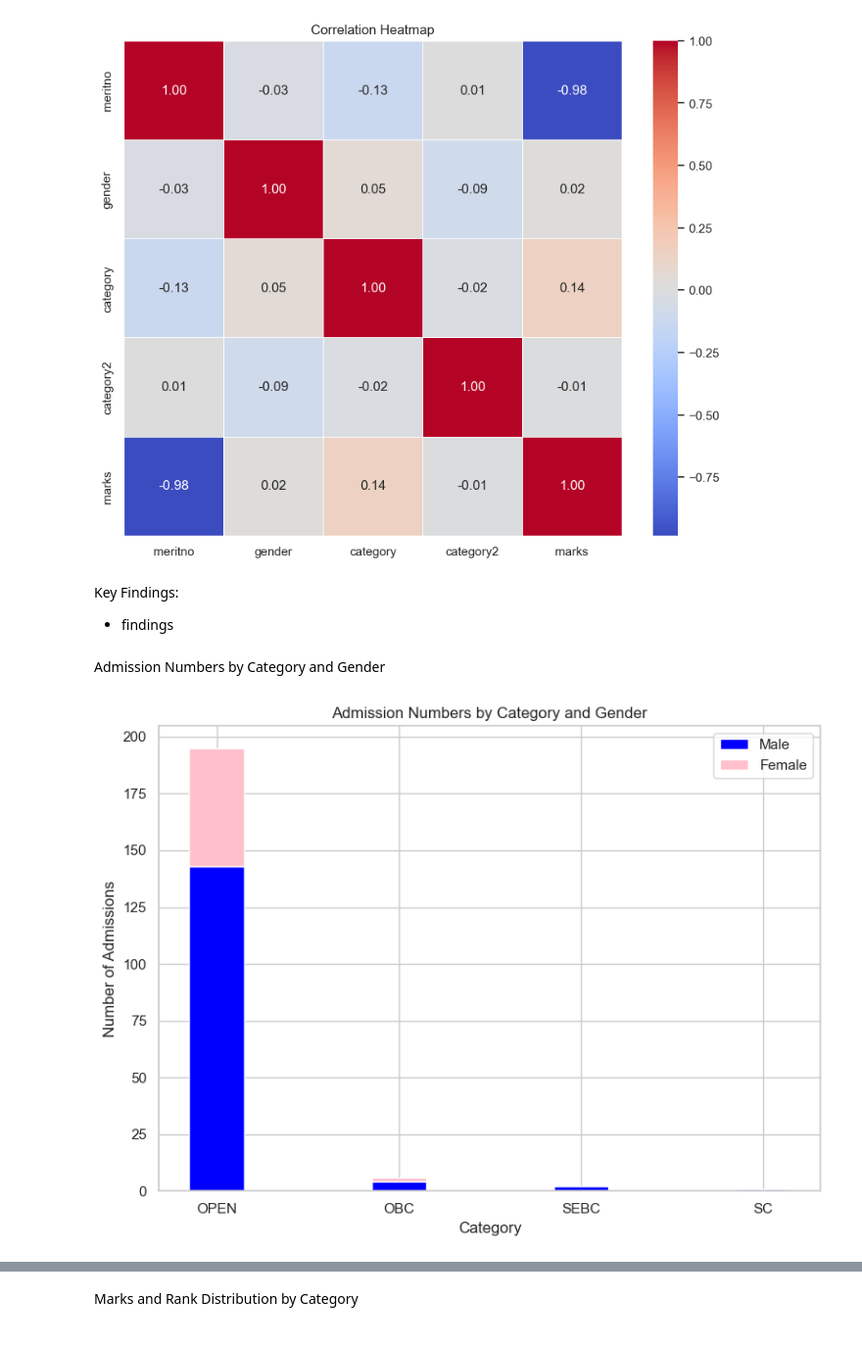
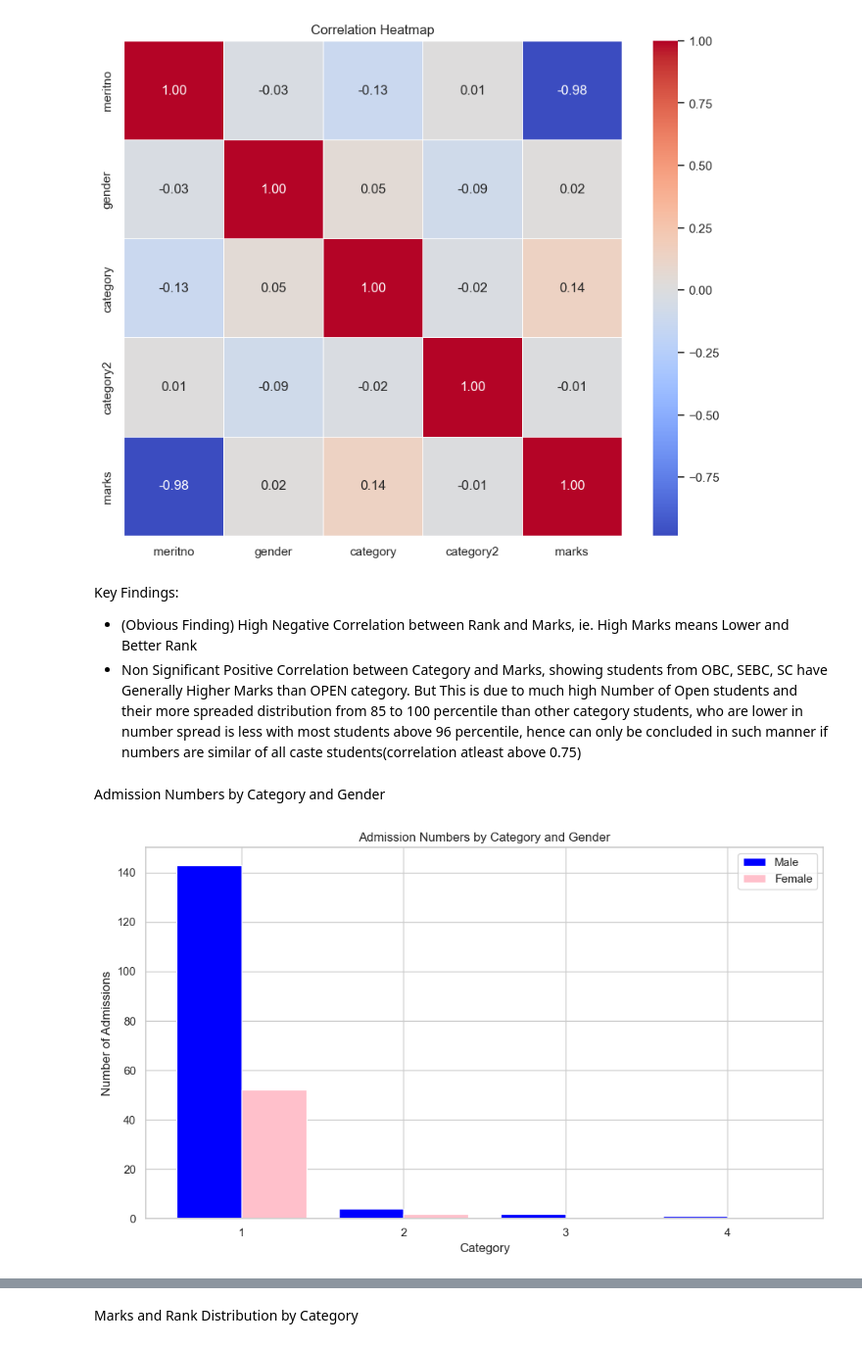
Before and after one commit to VanshPT/Data-Analysis-on-First-Year-Student-Data-in-my-College-from-PDF, a Jupyter notebook: eda.ipynb, the cells around one changed output, grey strips where cells are left out. Shown at 98% size. Drawn from its saved outputs; the diff is of its cells as text; code cells hidden in the pictures.

```diff
--- a/eda.ipynb
+++ b/eda.ipynb
@@ -223,33 +223,36 @@ plt.title('Correlation Heatmap')
 plt.show()
 # %% [output]
 [figure]
-# %% [markdown]
-Key Findings:
-- findings
+# %% [markdown]
+Key Findings:
+- (Obvious Finding) High Negative Correlation between Rank and Marks, ie. High Marks means Lower and Better Rank
+- Non Significant Positive Correlation between Category and Marks, showing students from OBC, SEBC, SC have Generally Higher Marks than OPEN category. But This is due to much high Number of Open students and their more spreaded distribution from 85 to 100 percentile than other category students, who are lower in number spread is less with most students above 96 percentile, hence can only be concluded in such manner if numbers are similar of all caste students(correlation atleast above 0.75)
 # %% [markdown]
 Admission Numbers by Category and Gender
 # %%
 category_gender_counts = df.groupby(['category', 'gender']).size().unstack(fill_value=0)
 
 # Plotting
 categories = category_gender_counts.index
 male_counts = category_gender_counts[1]
 female_counts = category_gender_counts[0]
 
-x = ['OPEN','OBC','SEBC','SC']
-plt.figure(figsize=(8, 6))
-width = 0.3
+x = range(len(categories))
+width = 0.4
 
-plt.bar(x, male_counts, width, label='Male', color='blue')
-plt.bar(x, female_counts, width, bottom=male_counts, label='Female', color='pink')
+plt.figure(figsize=(10, 6))
+
+plt.bar([i - width/2 for i in x], male_counts, width, label='Male', color='blue')
+
+plt.bar([i + width/2 for i in x], female_counts, width, label='Female', color='pink')
 
 plt.xlabel('Category')
 plt.ylabel('Number of Admissions')
 plt.title('Admission Numbers by Category and Gender')
-plt.xticks(x)
+plt.xticks(x, categories)
 plt.legend()
 
 plt.tight_layout()
 plt.show()
 # %% [output]
-[figure, old version]
+[figure, new version]
```
Also changed, not shown: parts of 17 cells of this notebook.
